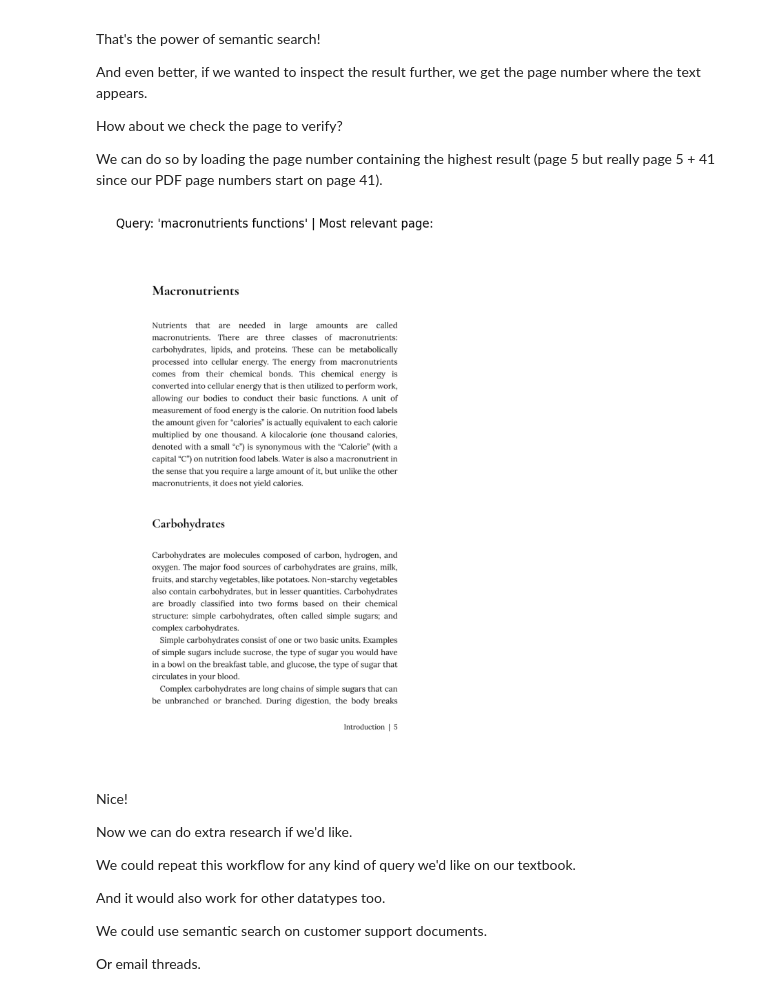
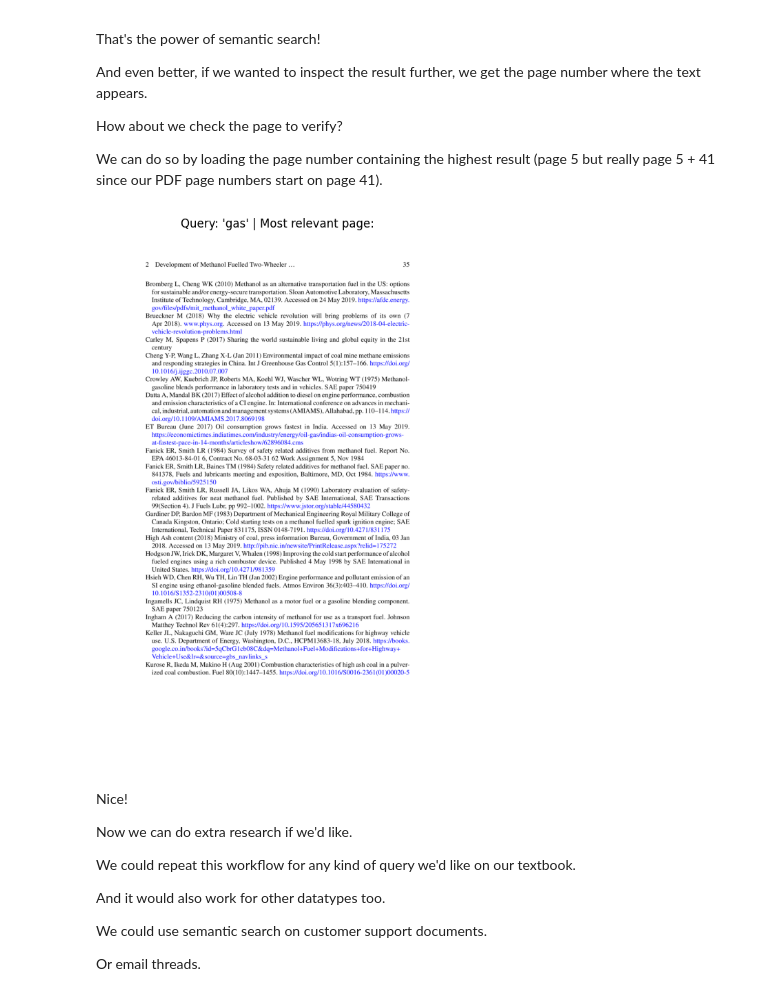
Before and after one commit to wasilina83/RAGst, a Jupyter notebook: simple-local-rag-main/00-simple-local-rag.ipynb, the cells around one changed output. Cells and saved outputs as stored; diff of their text form; code cells hidden in the pictures.

```diff
--- a/simple-local-rag-main/00-simple-local-rag.ipynb
+++ b/simple-local-rag-main/00-simple-local-rag.ipynb
@@ -1115,31 +1117,31 @@ We can do so by loading the page number containing the highest result (page 5 bu
 # %%
 import fitz
 
 # Open PDF and load target page
-pdf_path = "human-nutrition-text.pdf" # requires PDF to be downloaded
+pdf_path = "Advanced-Combustion-Techniques-and-Engine-Technologies-for-the-Automotive-Sector.pdf" # requires PDF to be downloaded
 doc = fitz.open(pdf_path)
 page = doc.load_page(5 + 41) # number of page (our doc starts page numbers on page 41)
 
 # Get the image of the page
 img = page.get_pixmap(dpi=300)
 
 # Optional: save the image
 #img.save("output_filename.png")
 doc.close()
 
 # Convert the Pixmap to a numpy array
 img_array = np.frombuffer(img.samples_mv,
                           dtype=np.uint8).reshape((img.h, img.w, img.n))
 
 # Display the image using Matplotlib
 import matplotlib.pyplot as plt
 plt.figure(figsize=(13, 10))
 plt.imshow(img_array)
 plt.title(f"Query: '{query}' | Most relevant page:")
 plt.axis('off') # Turn off axis
 plt.show()
 # %% [output]
-[figure, old version]
+[figure, new version]
 # %% [markdown]
 Nice!
 
```
Also changed, not shown: parts of 29 cells of this notebook.
